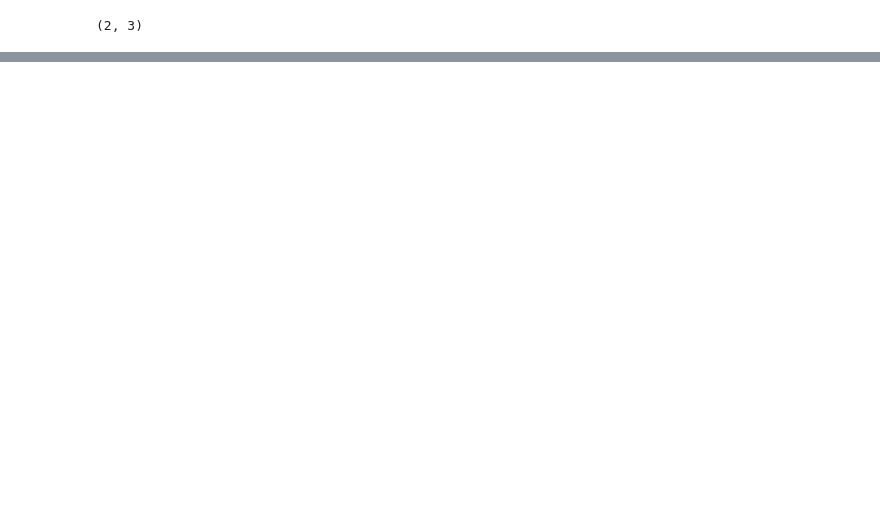
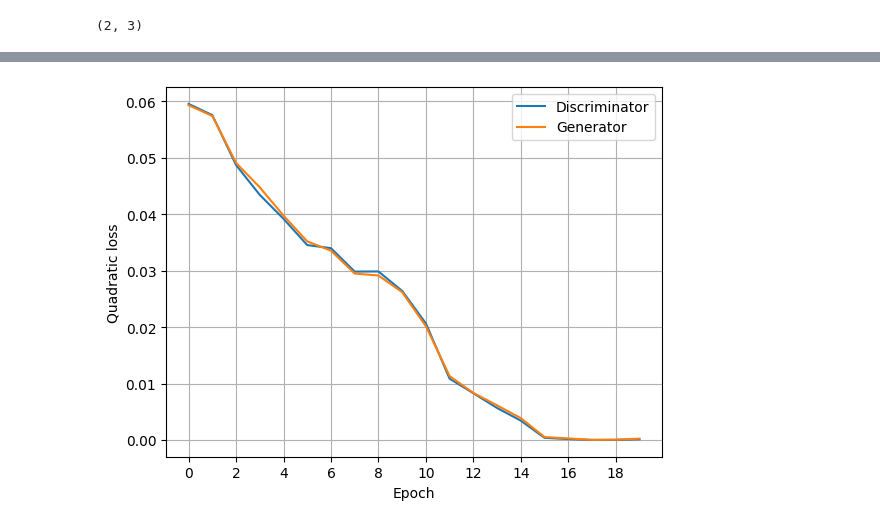
Before and after one commit to A-Korotin/abi-adversarial, a Jupyter notebook: model.ipynb, the cells around one changed output, grey strips where cells are left out. Drawn from its saved outputs; the diff is of its cells as text; code cells hidden in the pictures; blank space fills up the shorter version.

```diff
--- a/model.ipynb
+++ b/model.ipynb
@@ -860,0 +893,13 @@ plt.legend()
+# %%
+disc_loss = result['disc_loss']
+gen_loss = result['gen_loss']
+
+plt.plot(disc_loss, label='Discriminator')
+plt.plot(gen_loss, label='Generator')
+plt.xlabel('Epoch')
+plt.ylabel('Quadratic loss')
+_ = plt.xticks(np.arange(0, 20, 2))
+plt.legend()
+plt.grid()
+# %% [output]
+[figure, added]
```
Also changed, not shown: parts of 16 cells of this notebook, 17 other files.
